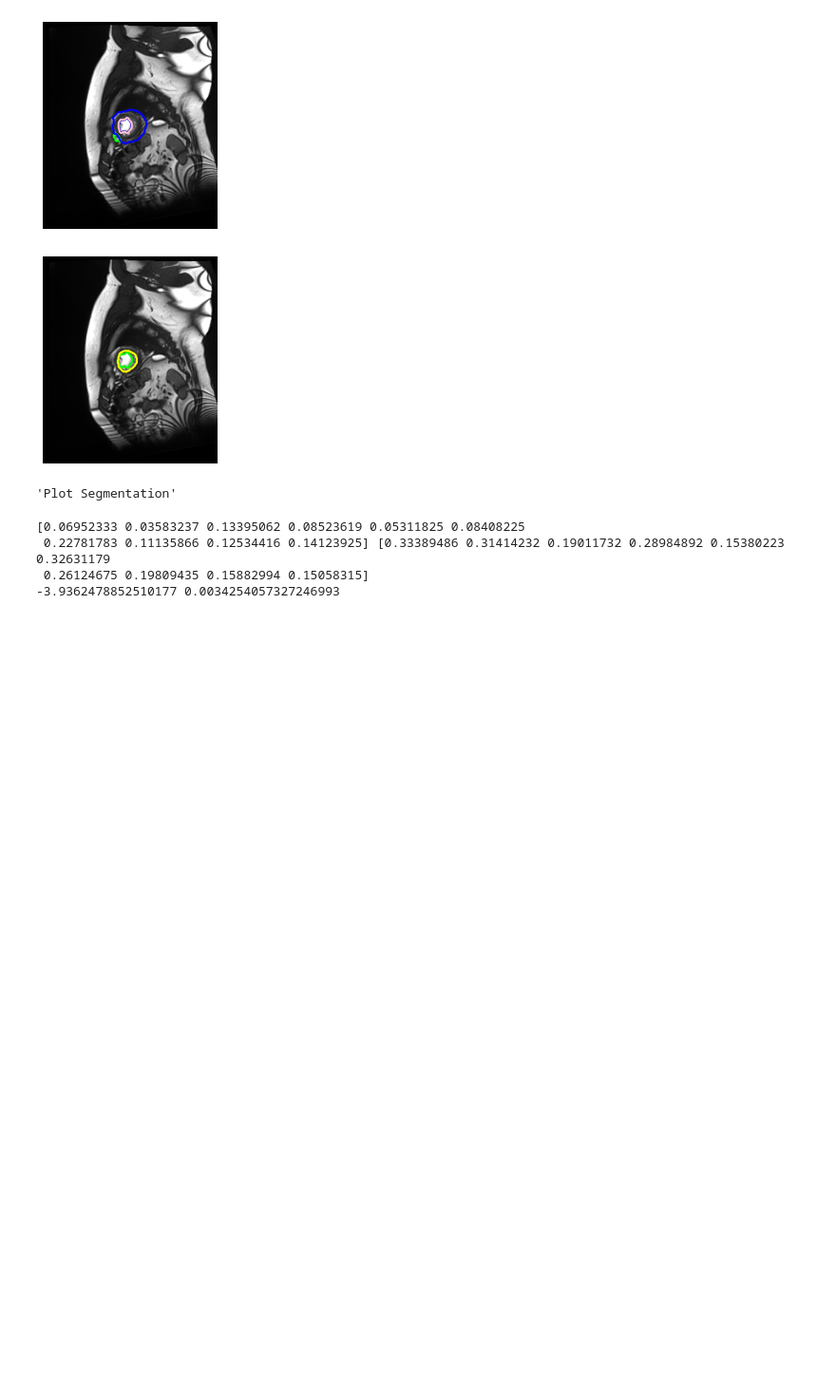
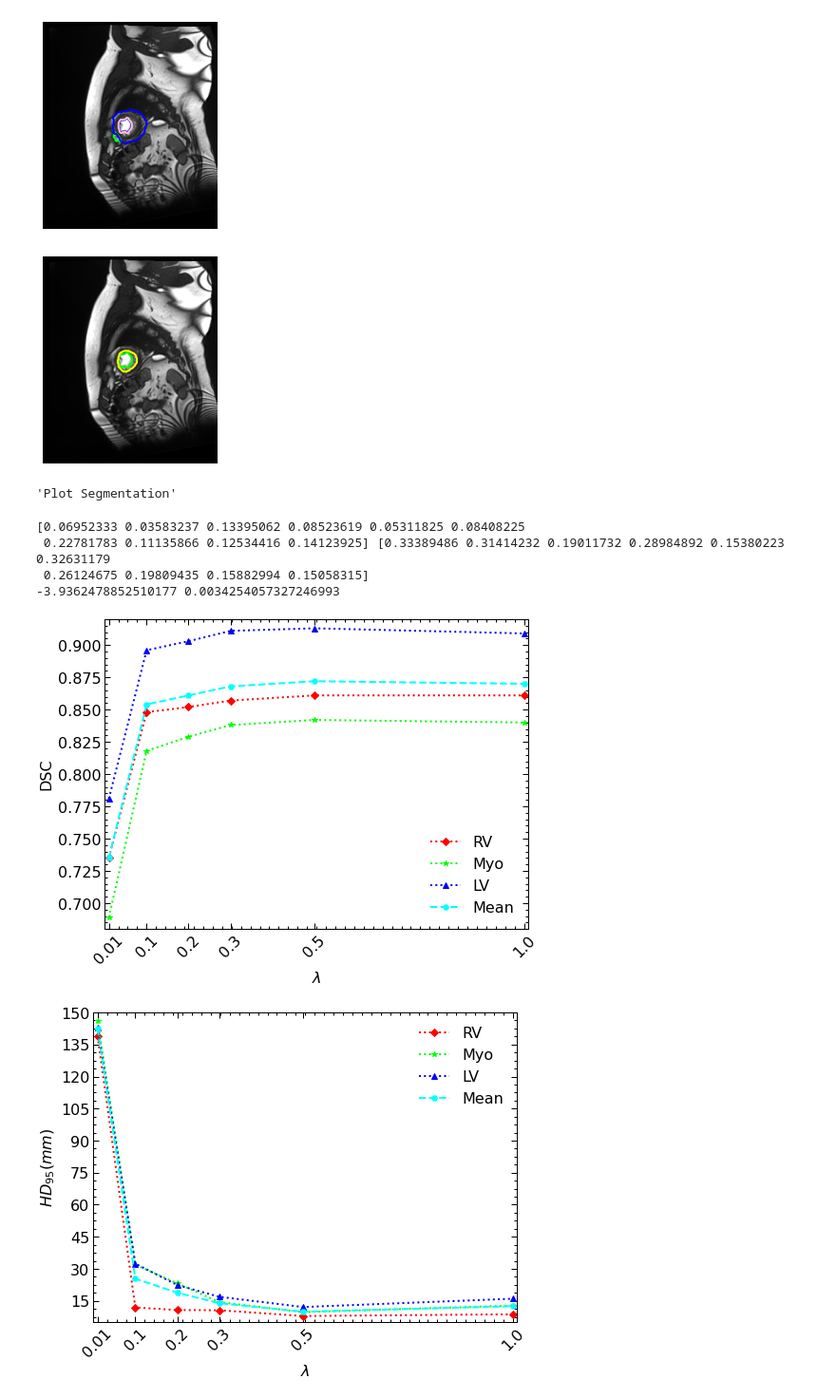
Before and after one commit to Luoxd1996/RA-Tool, a Jupyter notebook: ra-tool.ipynb, the cells around one changed output. Shown at 95% size. Saved outputs shown, nothing was run; the diff lists cells and outputs as text; code cells hidden in the pictures; blank space fills up the shorter version.

```diff
--- a/ra-tool.ipynb
+++ b/ra-tool.ipynb
@@ -89,3 +89,83 @@ print(r, p)
  0.22781783 0.11135866 0.12534416 0.14123925] [0.33389486 0.31414232 0.19011732 0.28984892 0.15380223 0.32631179
  0.26124675 0.19809435 0.15882994 0.15058315]
 -3.9362478852510177 0.0034254057327246993
+# %%
+# plot evolution curve
+# please install the SciencePlots by run this line "pip install SciencePlots"
+
+from matplotlib import rcParams
+import matplotlib.pyplot as plt
+import matplotlib.ticker as ticker
+
+x_index = [0.01, 0.1, 0.2, 0.3, 0.5, 1.0]
+rv_dice_mean_list = [0.735, 0.848, 0.852, 0.857, 0.861, 0.861]
+myo_dice_mean_list = [0.689, 0.818, 0.829, 0.838, 0.842, 0.84]
+lv_dice_mean_list = [0.781, 0.896, 0.903, 0.911, 0.913, 0.909]
+all_dice_mean_list = [0.735, 0.854, 0.861, 0.868, 0.872, 0.87]
+
+rv_hd95_mean_list = [138.8, 11.9, 10.7, 10.6, 7.9,8.7]
+myo_hd95_mean_list = [145.8, 31.9, 23.2, 14.4, 9.7, 12.8]
+lv_hd95_mean_list = [142.9, 32.4, 22.4, 16.9, 12.1, 16.0]
+all_hd95_mean_list = [142.5, 25.4, 18.8, 13.9, 9.9,12.5]
+
+
+params={'font.family':'serif',
+        'font.serif':'Times New Roman',
+        'font.style':'normal',
+        'font.weight':'normal', #or 'blod'
+        'font.size':18,#or large,small
+        }
+rcParams.update(params)
+
+with plt.style.context(['science', 'notebook']):
+#     plt.figure()
+    fig, ax = plt.subplots()
+    for axis in [ax.xaxis, ax.yaxis]:
+        axis.set_major_locator(ticker.MaxNLocator(integer=True))
+    plt.plot(x_index, rv_dice_mean_list, ":", label = 'RV', marker = 'D', color="red")
+    plt.plot(x_index, myo_dice_mean_list, ":",label = 'Myo', marker = '*', color="lime")
+    plt.plot(x_index, lv_dice_mean_list, ":",label = 'LV', marker = '^', color="blue")
+    plt.plot(x_index, all_dice_mean_list, "--",label = 'Mean', marker = 'H', color="cyan")
+    plt.xlabel("$\lambda$")
+    plt.ylabel("DSC")
+    plt.ylim(0.68, 0.92)
+    plt.xlim(-0.001, 1.01)
+#     plt.legend([y, y1, y2], ['1', '2', '8'], loc='upper left')
+    plt.legend(loc='best')
+    plt.xticks(x_index, ["0.01", "0.1", "0.2", "0.3", "0.5", "1.0"], rotation=45)
+    plt.savefig("data/dice.svg", dpi=800)
+
+    plt.show()
+
+
+with plt.style.context(['science', 'notebook']):
+#     plt.figure()
+    fig, ax = plt.subplots()
+    for axis in [ax.xaxis, ax.yaxis]:
+        axis.set_major_locator(ticker.MaxNLocator(integer=True))
+    plt.plot(x_index, rv_hd95_mean_list, ":", label = 'RV', marker = 'D', color="red")
+    plt.plot(x_index, myo_hd95_mean_list, ":",label = 'Myo', marker = '*', color="lime")
+    plt.plot(x_index, lv_hd95_mean_list, ":",label = 'LV', marker = '^', color="blue")
+    plt.plot(x_index, all_hd95_mean_list, "--",label = 'Mean', marker = 'H', color="cyan")
+    plt.xlabel("$\lambda$")
+    plt.ylabel("$HD_{95}(mm)$")
+    plt.ylim(5, 150)
+    plt.xlim(-0.001, 1.01)
+    plt.legend(loc='best')
+    plt.xticks(x_index, ["0.01", "0.1", "0.2", "0.3", "0.5", "1.0"], rotation=45)
+    plt.savefig("data/hd95.svg", dpi=800)
+    plt.show()
+
+    plt.savefig("npc-plot-ratio.svg", dpi=800)
+
+# with plt.style.context(['science', "notebook"]):
+#     fig, ax = plt.subplots()
+#     for ind, p in enumerate(x):
+#         ax.plot(x, y[ind], label=p)`
+#     ax.legend(title='Order')
+#     ax.set(xlabel='Voltage (mV)')
+#     ax.set(ylabel='Current ($\mu$A)')
+#     ax.autoscale(tight=True)
+# %% [output]
+[figure, added]
+[figure, added]
```
Also changed, not shown: parts of 1 cell of this notebook, 2 other files.
